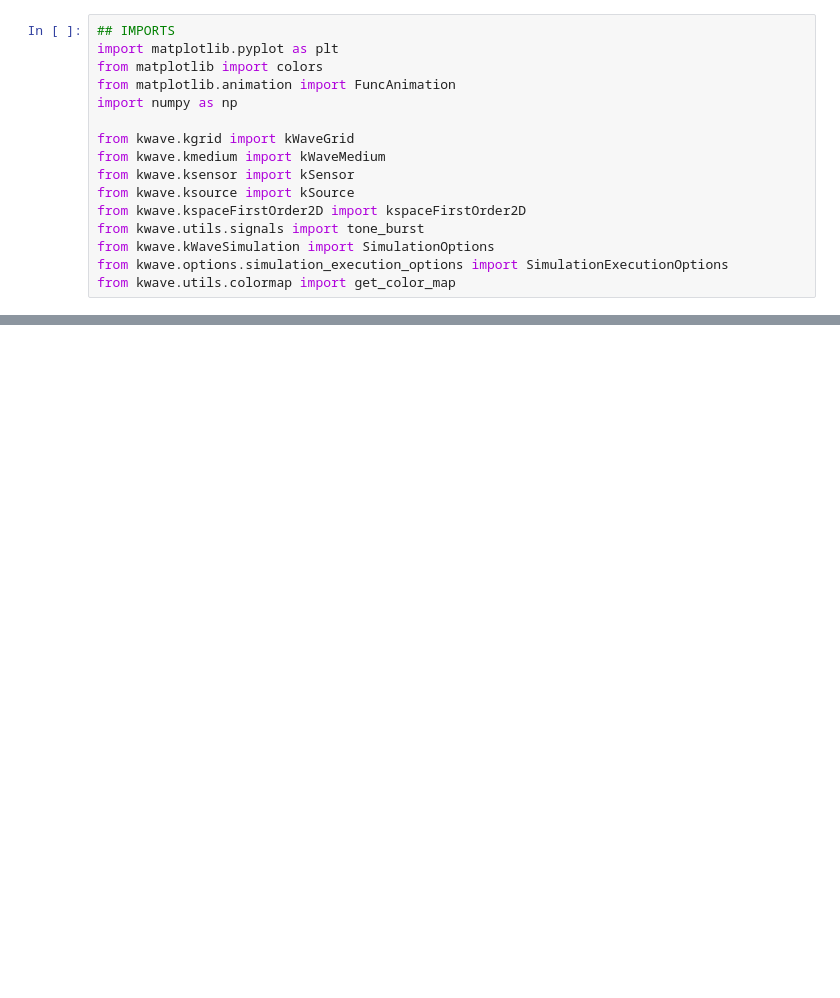
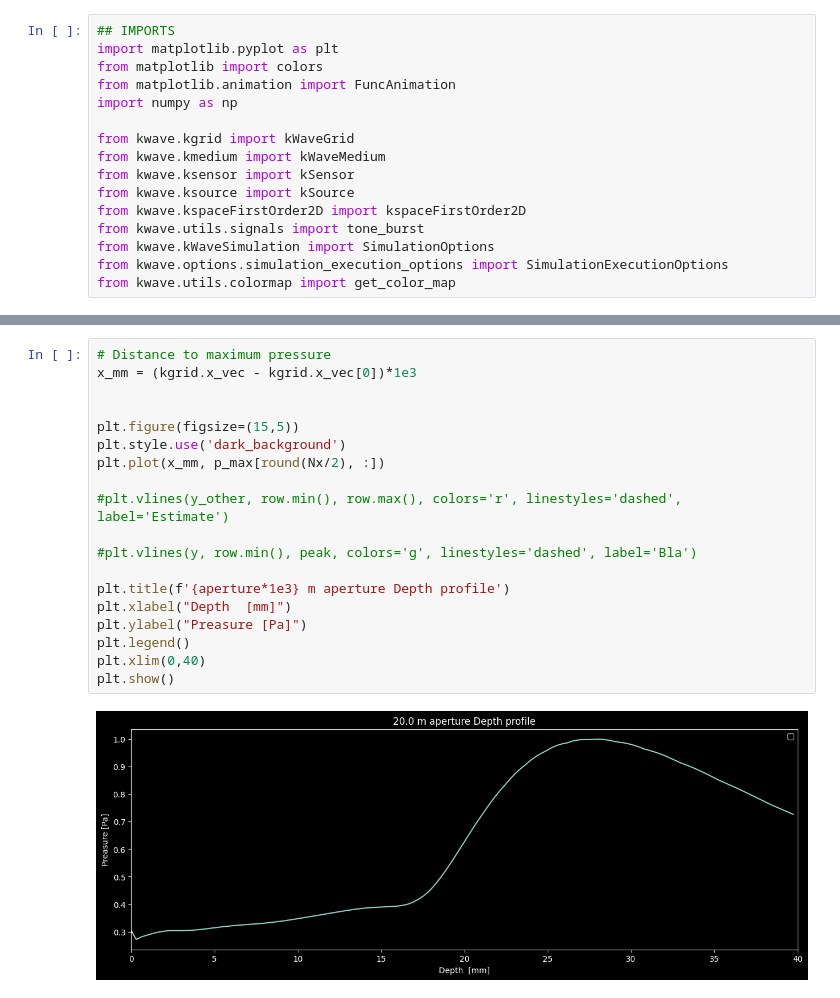
Before and after one commit to magnusgogstad/MEDT4165_ovinger, a Jupyter notebook: Exercise_5.ipynb, the cells around one changed output, grey strips where cells are left out. Saved outputs shown, nothing was run; the diff lists cells and outputs as text; blank space fills up the shorter version.

```diff
--- a/Exercise_5.ipynb
+++ b/Exercise_5.ipynb
@@ -157,0 +235,21 @@ plt.show()
+# %%
+# Distance to maximum pressure
+x_mm = (kgrid.x_vec - kgrid.x_vec[0])*1e3
+
+
+plt.figure(figsize=(15,5))
+plt.style.use('dark_background')
+plt.plot(x_mm, p_max[round(Nx/2), :])
+
+#plt.vlines(y_other, row.min(), row.max(), colors='r', linestyles='dashed', label='Estimate')
+
+#plt.vlines(y, row.min(), peak, colors='g', linestyles='dashed', label='Bla')
+
+plt.title(f'{aperture*1e3} m aperture Depth profile')
+plt.xlabel("Depth  [mm]")
+plt.ylabel("Preasure [Pa]")
+plt.legend()
+plt.xlim(0,40)
+plt.show()
+# %% [output]
+[figure, added]
```
Also changed, not shown: parts of 12 cells of this notebook.
